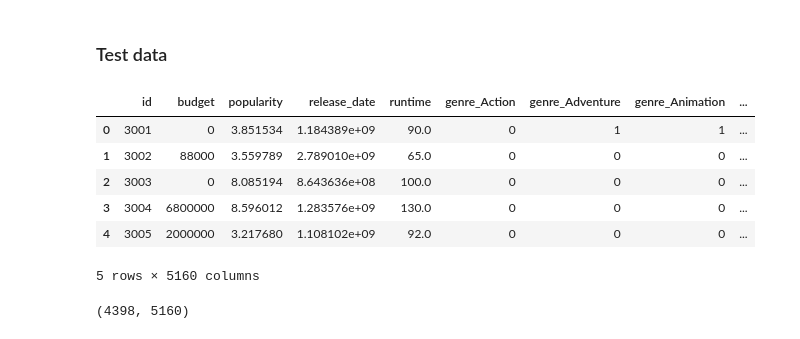
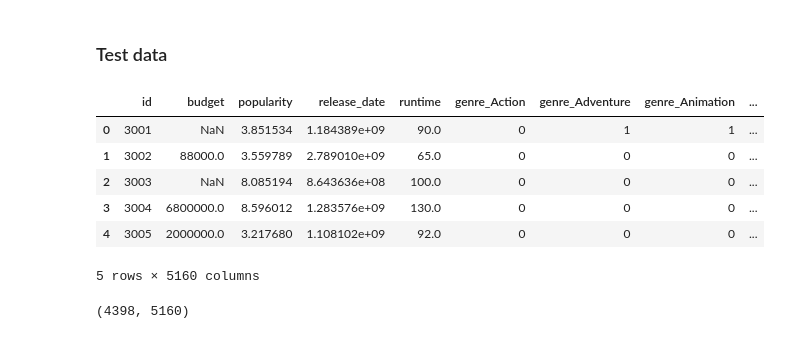
Before and after one commit to kalymaan/box-office-revenue-prediction, a Jupyter notebook: Trang/Cleaning_EDA.ipynb, the cells around one changed output. Drawn from its saved outputs; the diff is of its cells as text; code cells hidden in the pictures.

```diff
--- a/Trang/Cleaning_EDA.ipynb
+++ b/Trang/Cleaning_EDA.ipynb
@@ -69,0 +76,2 @@ train[train['budget']==0].head()
+# %%
+test['budget'].replace(0, np.nan, inplace=True)
@@ -433,35 +451,35 @@ genres_dummies = pd.get_dummies(test['genres'].explode(), prefix='genre')
 
 genres_dummies = genres_dummies.groupby(genres_dummies.index).sum()
 
-test = pd.concat([test,genres_dummies], axis=1)
+test_dummy = pd.concat([test,genres_dummies], axis=1)
 
-test.drop('genres', axis=1, inplace=True)
+test_dummy.drop('genres', axis=1, inplace=True)
 # %%
 production_country_dummies = pd.get_dummies(test['production_countries'].explode(), prefix='prod_country')
 
 production_country_dummies = production_country_dummies.groupby(production_country_dummies.index).sum()
 
-test = pd.concat([test,production_country_dummies], axis=1)
+test_dummy = pd.concat([test_dummy,production_country_dummies], axis=1)
 
-test.drop('production_countries', axis=1, inplace=True)
+test_dummy.drop('production_countries', axis=1, inplace=True)
 # %%
 production_company_dummies = pd.get_dummies(test['production_companies'].explode(), prefix='prod_company')
 
 production_company_dummies = production_company_dummies.groupby(production_company_dummies.index).sum()
 
-test = pd.concat([test,production_company_dummies], axis=1)
+test_dummy = pd.concat([test_dummy,production_company_dummies], axis=1)
 
-test.drop('production_companies', axis=1, inplace=True)
+test_dummy.drop('production_companies', axis=1, inplace=True)
 # %%
-test_dummy = pd.get_dummies(test, columns=['original_language'], drop_first=True)
+test_dummy = pd.get_dummies(test_dummy, columns=['original_language'], drop_first=True)
 test_dummy.head()
 # %% [output]
 |  | id | budget | popularity | release_date | runtime | genre_Action | genre_Adventure | genre_Animation | ... |
-| 0 | 3001 | 0 | 3.851534 | 1.184389e+09 | 90.0 | 0 | 1 | 1 | ... |
-| 1 | 3002 | 88000 | 3.559789 | 2.789010e+09 | 65.0 | 0 | 0 | 0 | ... |
-| 2 | 3003 | 0 | 8.085194 | 8.643636e+08 | 100.0 | 0 | 0 | 0 | ... |
-| 3 | 3004 | 6800000 | 8.596012 | 1.283576e+09 | 130.0 | 0 | 0 | 0 | ... |
-| 4 | 3005 | 2000000 | 3.217680 | 1.108102e+09 | 92.0 | 0 | 0 | 0 | ... |
+| 0 | 3001 | NaN | 3.851534 | 1.184389e+09 | 90.0 | 0 | 1 | 1 | ... |
+| 1 | 3002 | 88000.0 | 3.559789 | 2.789010e+09 | 65.0 | 0 | 0 | 0 | ... |
+| 2 | 3003 | NaN | 8.085194 | 8.643636e+08 | 100.0 | 0 | 0 | 0 | ... |
+| 3 | 3004 | 6800000.0 | 8.596012 | 1.283576e+09 | 130.0 | 0 | 0 | 0 | ... |
+| 4 | 3005 | 2000000.0 | 3.217680 | 1.108102e+09 | 92.0 | 0 | 0 | 0 | ... |
 5 rows × 5160 columns
 # %%
 test_dummy.shape
```
Also changed, not shown: parts of 32 cells of this notebook, 6 other files.
